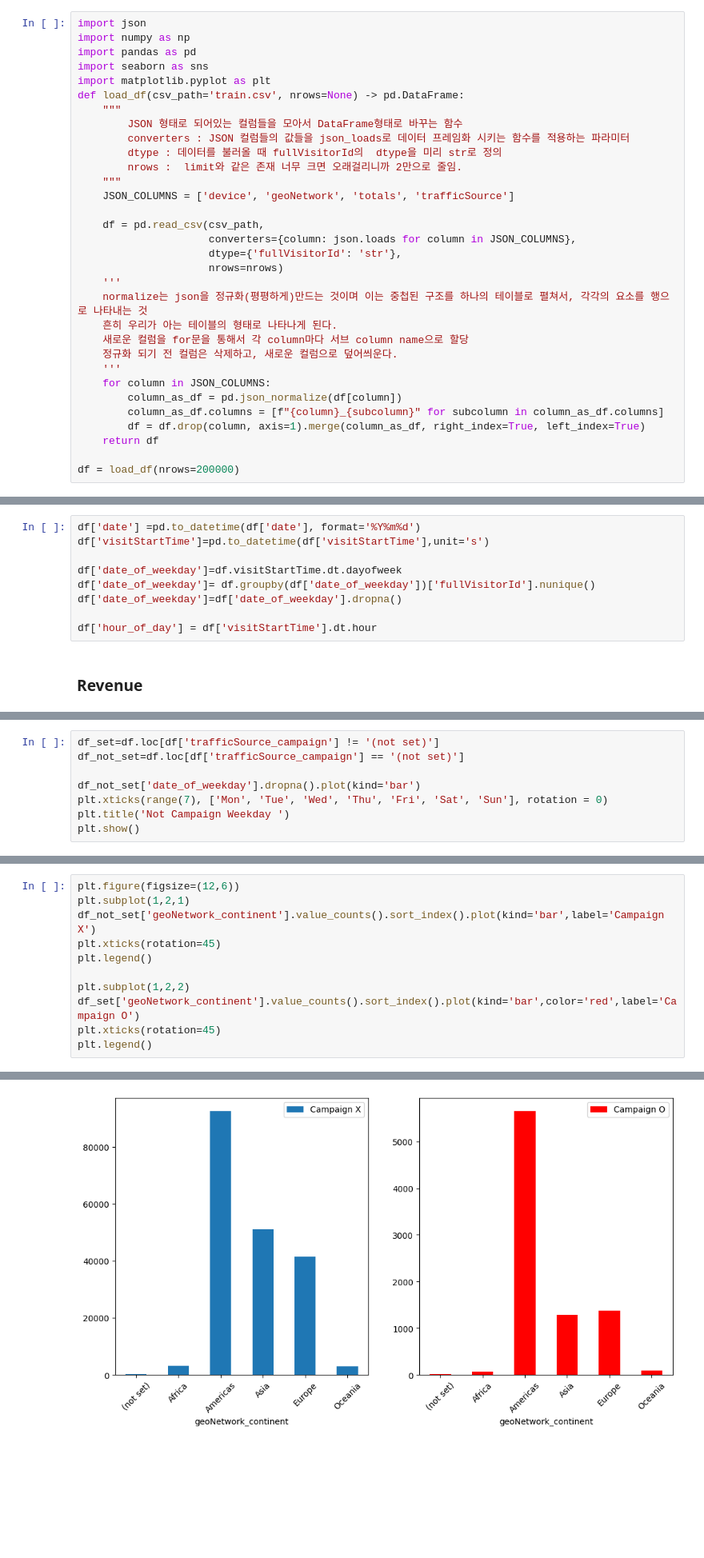
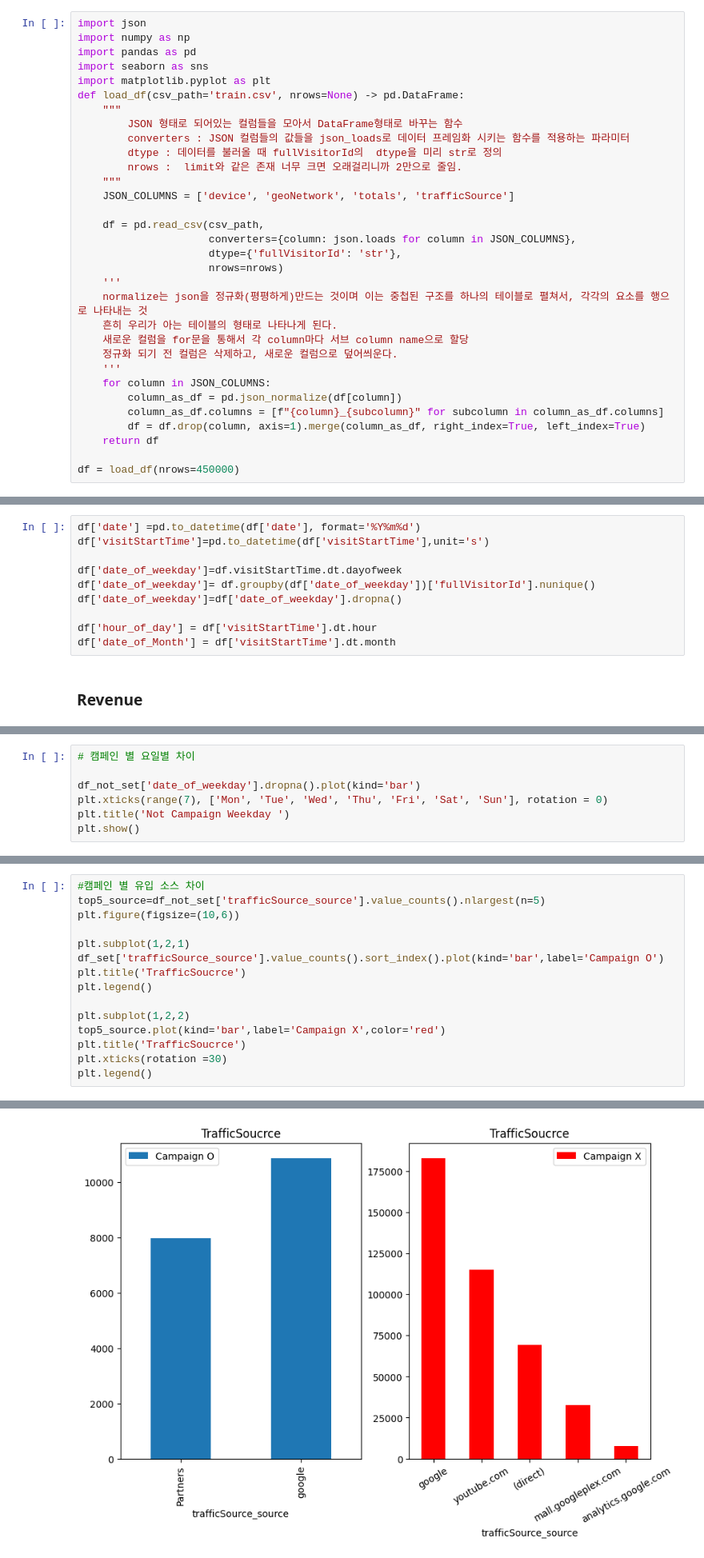
Before and after one commit to eju1019/ipark, a Jupyter notebook: projcet.ipynb, the cells around one changed output, grey strips where cells are left out. Shown at 80% size. Drawn from its saved outputs; the diff is of its cells as text; blank space fills up the shorter version.

```diff
--- a/projcet.ipynb
+++ b/projcet.ipynb
@@ -29,7 +29,7 @@ def load_df(csv_path='train.csv', nrows=None) -> pd.DataFrame:
         df = df.drop(column, axis=1).merge(column_as_df, right_index=True, left_index=True)
     return df
 
-df = load_df(nrows=200000)
+df = load_df(nrows=450000)
 # %% [markdown]
 ## DROP
 # %%
@@ -103,6 +103,7 @@ df['date_of_weekday']= df.groupby(df['date_of_weekday'])['fullVisitorId'].nuniqu
 df['date_of_weekday']=df['date_of_weekday'].dropna()
 
 df['hour_of_day'] = df['visitStartTime'].dt.hour
+df['date_of_Month'] = df['visitStartTime'].dt.month
 # %% [markdown]
 ### Revenue
 # %%
@@ -234,8 +207,7 @@ plt.legend()
 ### 요일별 차이
 - 캠페인에 참여한 사람들의 데이터는 안나오는 문제가 발생 = 모두다 NaN값
 # %%
-df_set=df.loc[df['trafficSource_campaign'] != '(not set)']
-df_not_set=df.loc[df['trafficSource_campaign'] == '(not set)']
+# 캠페인 별 요일별 차이
 
 df_not_set['date_of_weekday'].dropna().plot(kind='bar')
 plt.xticks(range(7), ['Mon', 'Tue', 'Wed', 'Thu', 'Fri', 'Sat', 'Sun'], rotation = 0)
@@ -270,14 +310,18 @@ plt.legend()
 # %%
-plt.figure(figsize=(12,6))
+#캠페인 별 유입 소스 차이
+top5_source=df_not_set['trafficSource_source'].value_counts().nlargest(n=5)
+plt.figure(figsize=(10,6))
+
 plt.subplot(1,2,1)
-df_not_set['geoNetwork_continent'].value_counts().sort_index().plot(kind='bar',label='Campaign X')
-plt.xticks(rotation=45)
+df_set['trafficSource_source'].value_counts().sort_index().plot(kind='bar',label='Campaign O')
+plt.title('TrafficSoucrce')
 plt.legend()
 
 plt.subplot(1,2,2)
-df_set['geoNetwork_continent'].value_counts().sort_index().plot(kind='bar',color='red',label='Campaign O')
-plt.xticks(rotation=45)
+top5_source.plot(kind='bar',label='Campaign X',color='red')
+plt.title('TrafficSoucrce')
+plt.xticks(rotation =30)
 plt.legend()
 # %% [output]
 <matplotlib.legend.Legend at 0x...>
-[figure, old version]
+[figure, new version]
```
Also changed, not shown: parts of 23 cells of this notebook.
